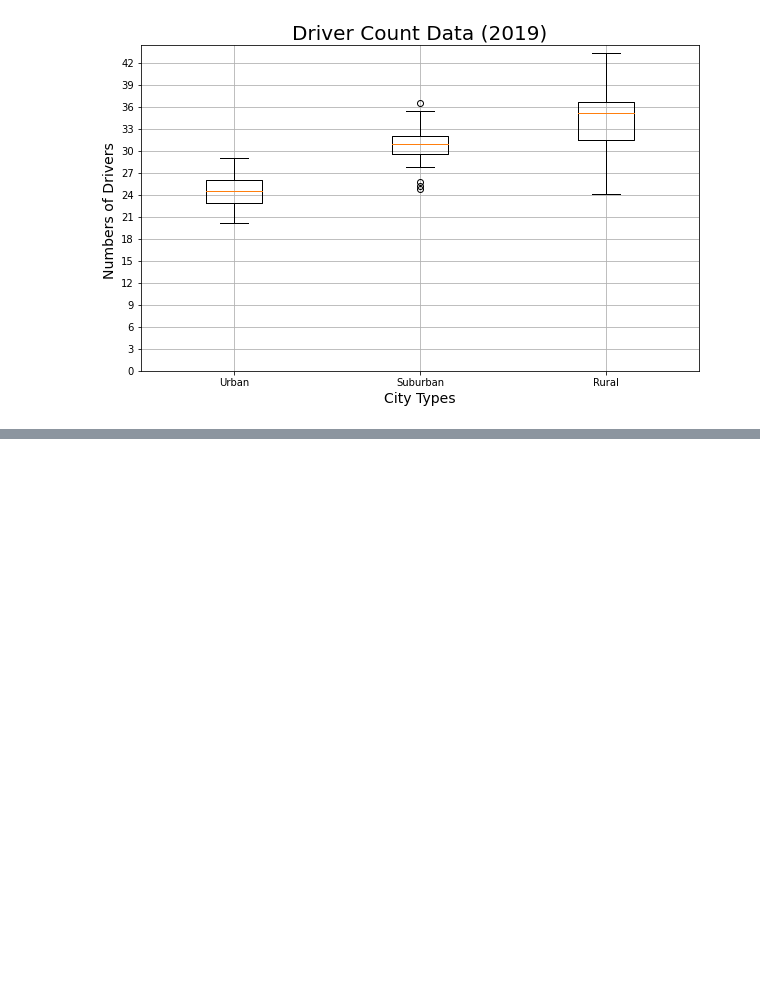
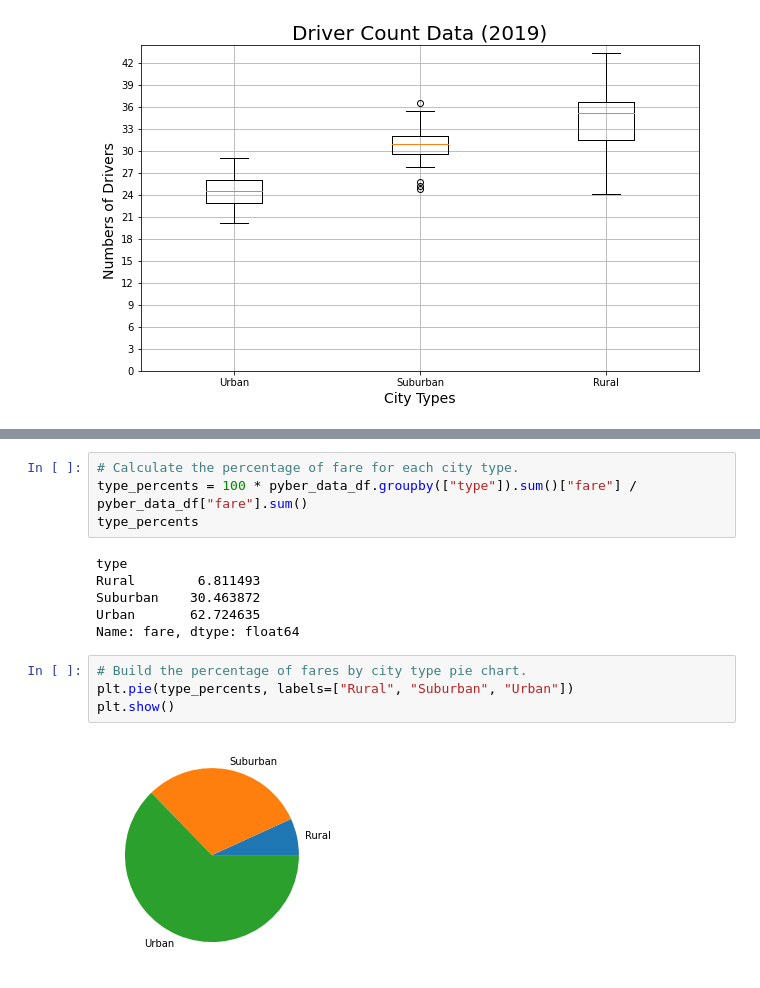
Before and after one commit to Punithakrishnan/PyBer_Analysis, a Jupyter notebook: Pyber.ipynb, the cells around one changed output, grey strips where cells are left out. Cells and saved outputs as stored; diff of their text form; blank space fills up the shorter version.

Commit message:
pie chart

```diff
--- a/Pyber.ipynb
+++ b/Pyber.ipynb
@@ -549,0 +576,16 @@ plt.show()
+# %%
+# Calculate the percentage of fare for each city type.
+type_percents = 100 * pyber_data_df.groupby(["type"]).sum()["fare"] / pyber_data_df["fare"].sum()
+type_percents
+# %% [output]
+type
+Rural        6.811493
+Suburban    30.463872
+Urban       62.724635
+Name: fare, dtype: float64
+# %%
+# Build the percentage of fares by city type pie chart.
+plt.pie(type_percents, labels=["Rural", "Suburban", "Urban"])
+plt.show()
+# %% [output]
+[figure, added]
```
Also changed, not shown: parts of 4 cells of this notebook, 1 other file.
